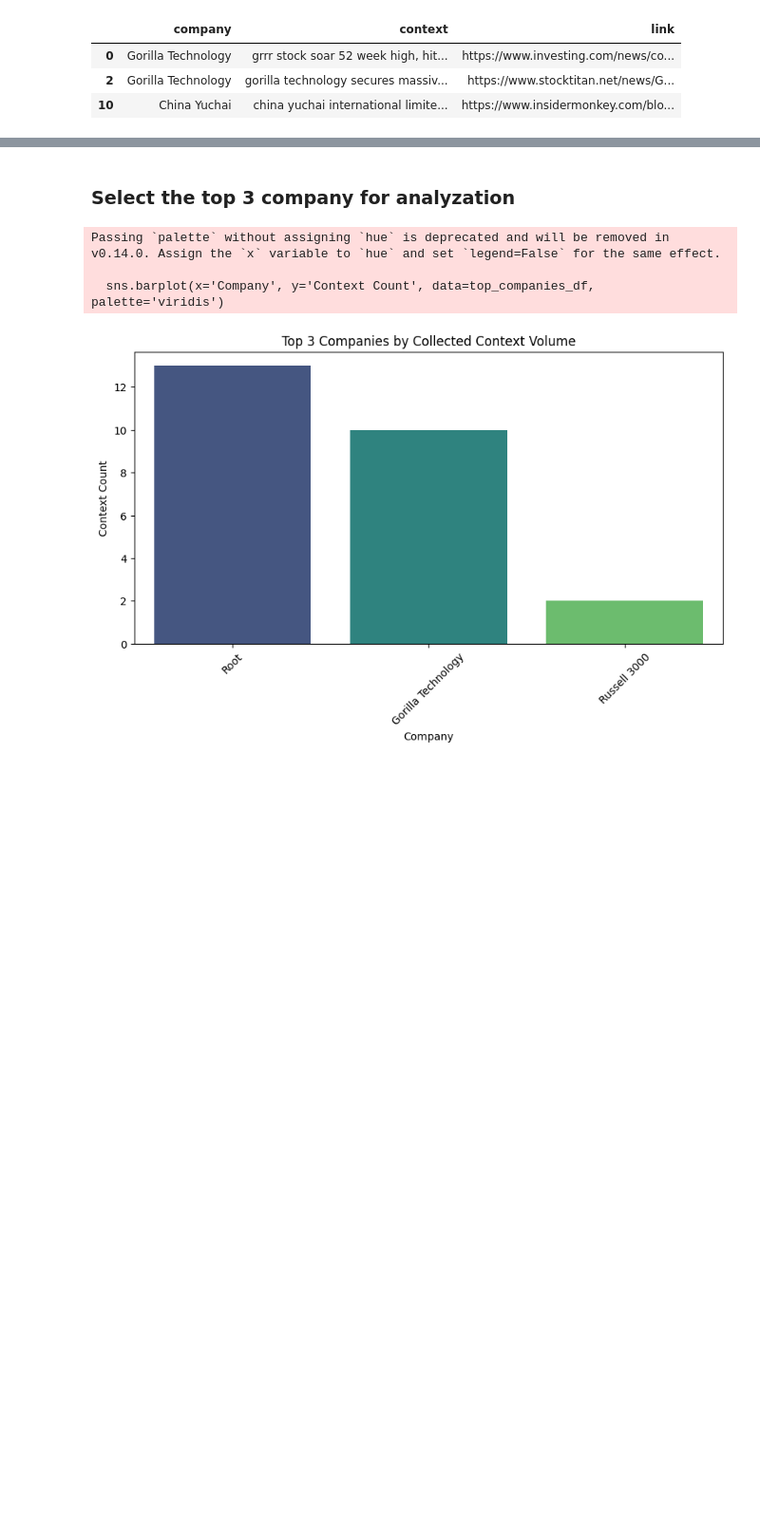
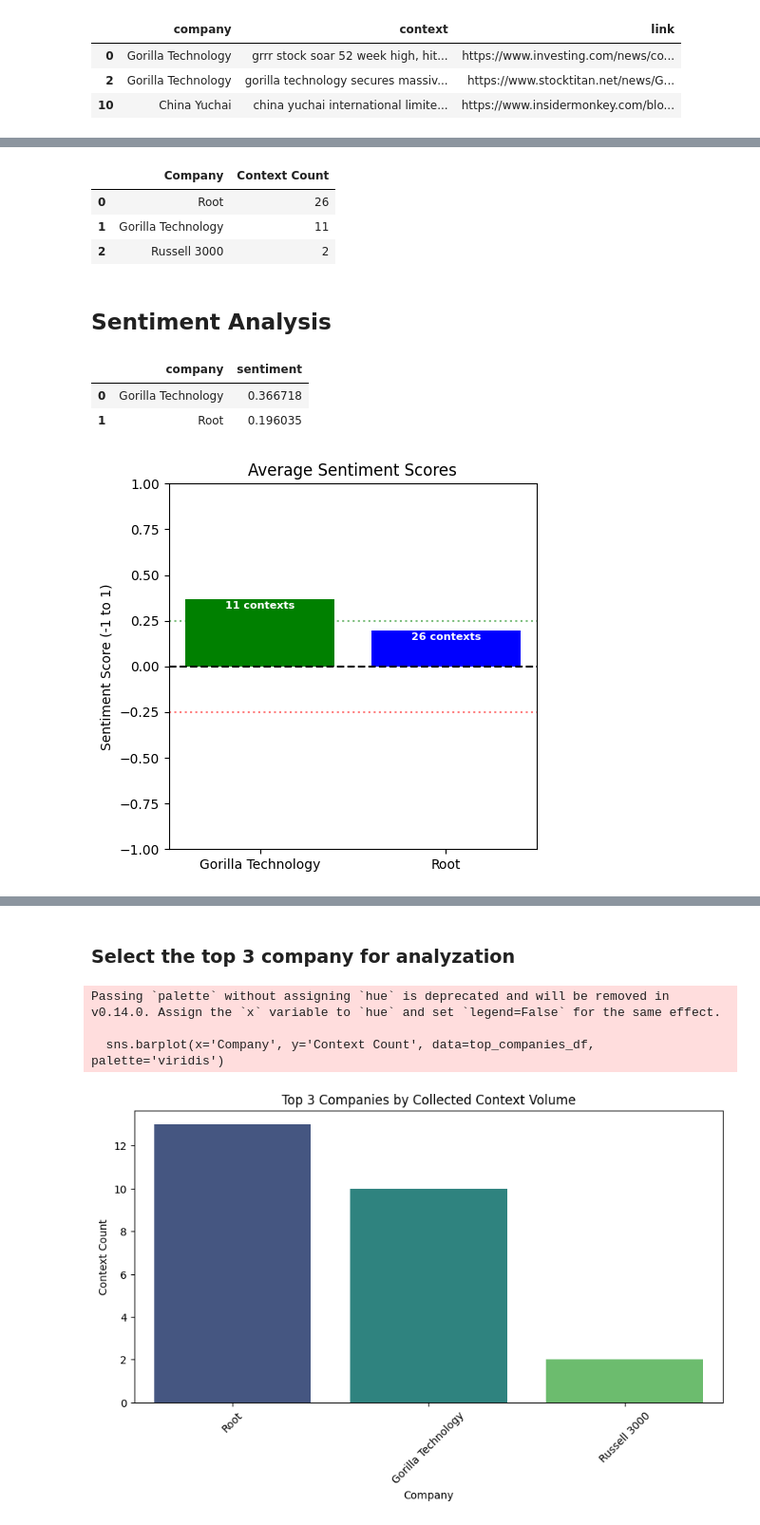
Before and after one commit to TheKusz/Python_DSM020-2024-OCT, a Jupyter notebook: Final Coursework/final coursework.ipynb, the cells around one changed output, grey strips where cells are left out. Shown at 95% size. Cells and saved outputs as stored; diff of their text form; code cells hidden in the pictures; blank space fills up the shorter version.

Commit message:
sentiment analysis

```diff
--- a/Final Coursework/final coursework.ipynb
+++ b/Final Coursework/final coursework.ipynb
@@ -978,6 +918,7 @@ company_context_df.head(3)
 # %%
-clean_df = handler.clean_context_data(company_context_df)
-clean_df = handler.clean_company_col_in_context(clean_df, stock_info_df)
+# Clean and format data
+clean_df = data_handler.clean_context_data(company_context_df)
+clean_df = data_handler.clean_company_col_in_context(clean_df, stock_info_df)
 clean_df.head(3)
 # %% [output]
 |  | company | context | link |
@@ -986,0 +975,56 @@ clean_df.head(3)
+# %%
+# Create analyzer
+analyzer = StockContextAnalyzer()
+# %%
+# Select the top 3 mentioned companies
+top_companies = analyzer.get_top_mentioned_n(clean_df)
+top_companies
+# %% [output]
+|  | Company | Context Count |
+| 0 | Root | 26 |
+| 1 | Gorilla Technology | 11 |
+| 2 | Russell 3000 | 2 |
+# %%
+# Russell only has 2 context, which won't be representative enough
+# Let's use only the other two
+clean_df = clean_df[ clean_df['company'].isin(['Gorilla Technology', 'Root'])]
+# %% [markdown]
+## Sentiment Analysis
+# %%
+clean_df = analyzer.add_sentiment_scores(clean_df)
+sentiment_results = clean_df.groupby('company')['sentiment'].mean().reset_index()
+sentiment_results.head(3)
+# %% [output]
+|  | company | sentiment |
+| 0 | Gorilla Technology | 0.366718 |
+| 1 | Root | 0.196035 |
+# %%
+import matplotlib.pyplot as plt
+
+# Visualization
+plt.figure(figsize=(5, 5))
+plt.bar(sentiment_results['company'], sentiment_results['sentiment'], color=['green', 'blue', 'orange'])
+plt.title('Average Sentiment Scores')
+plt.ylabel('Sentiment Score (-1 to 1)')
+plt.ylim(-1, 1)
+plt.axhline(0, color='black', linestyle='--')
+plt.axhline(0.25, color='green', linestyle=':', alpha=0.5)
+plt.axhline(-0.25, color='red', linestyle=':', alpha=0.5)
+
+for index, value in enumerate(sentiment_results['sentiment']):
+    company_name = sentiment_results.iloc[index]['company']
+    context_count = clean_df[clean_df['company'] == company_name].shape[0]
+
+    plt.text(
+        index,                      # x-position
+        value - 0.05,               # y-position (below bar top)
+        f"{context_count} contexts",
+        ha='center',
+        color='white',
+        fontweight='bold',
+        fontsize=8
+    )
+
+plt.show()
+# %% [output]
+[figure, added]
```
Also changed, not shown: parts of 14 cells of this notebook, 1 other file.
